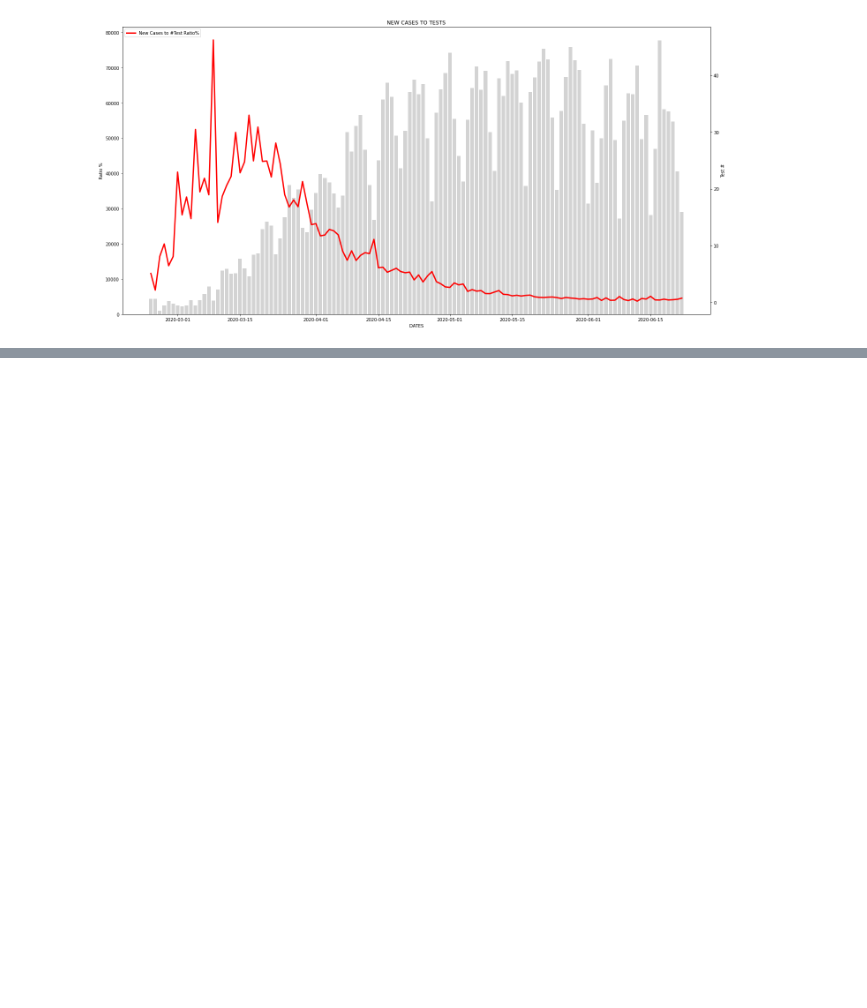
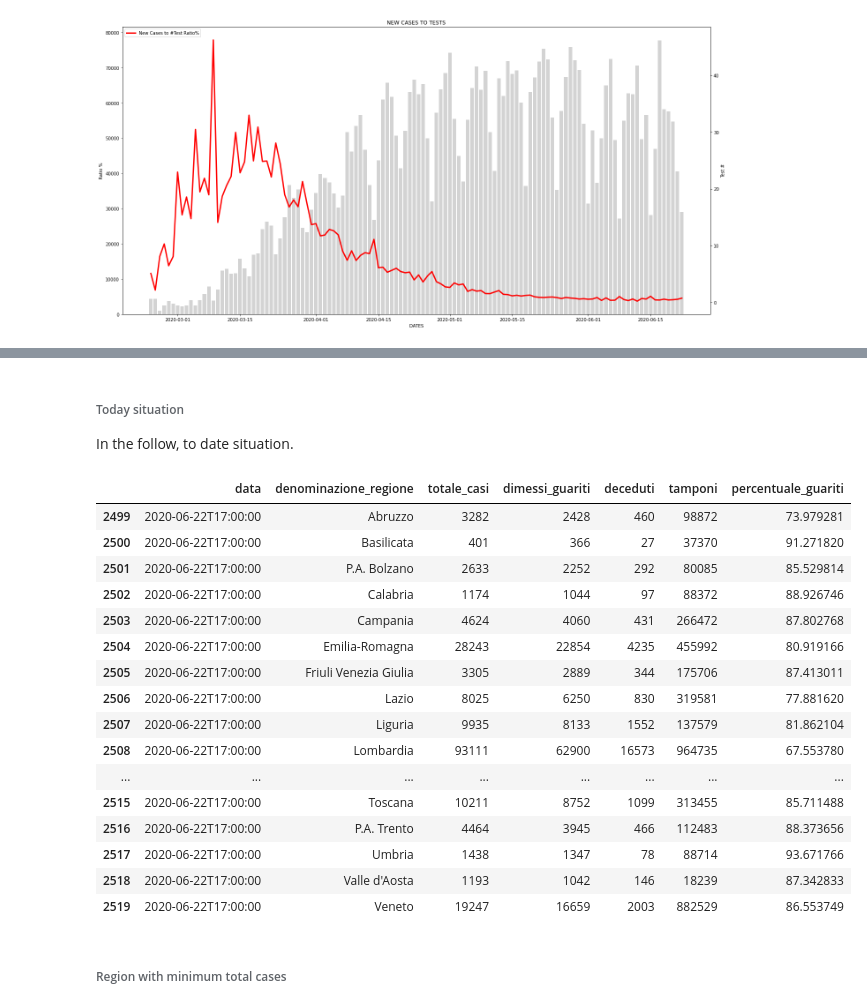
Before and after one commit to pisalore/AAGM_exam, a Jupyter notebook: pandas_exam.ipynb, the cells around one changed output, grey strips where cells are left out. Saved outputs shown, nothing was run; the diff lists cells and outputs as text; code cells hidden in the pictures; blank space fills up the shorter version.

Commit message:
add deaths data

```diff
--- a/pandas_exam.ipynb
+++ b/pandas_exam.ipynb
@@ -188,0 +214,29 @@ plt.show()
+# %% [markdown]
+###### Today situation
+In the follow, to date situation.
+# %%
+dF_today = dF_regions.loc[dF_regions.data == '2020-06-22T17:00:00',
+               ['data', 'denominazione_regione','totale_casi',
+                'dimessi_guariti', 'deceduti', 'tamponi']]
+dF_today['percentuale_guariti'] = dF_today['dimessi_guariti'] / dF_today['totale_casi'] * 100
+display(dF_today)
+# %% [output]
+|  | data | denominazione_regione | totale_casi | dimessi_guariti | deceduti | tamponi | percentuale_guariti |
+| 2499 | 2020-06-22T17:00:00 | Abruzzo | 3282 | 2428 | 460 | 98872 | 73.979281 |
+| 2500 | 2020-06-22T17:00:00 | Basilicata | 401 | 366 | 27 | 37370 | 91.271820 |
+| 2501 | 2020-06-22T17:00:00 | P.A. Bolzano | 2633 | 2252 | 292 | 80085 | 85.529814 |
+| 2502 | 2020-06-22T17:00:00 | Calabria | 1174 | 1044 | 97 | 88372 | 88.926746 |
+| 2503 | 2020-06-22T17:00:00 | Campania | 4624 | 4060 | 431 | 266472 | 87.802768 |
+| 2504 | 2020-06-22T17:00:00 | Emilia-Romagna | 28243 | 22854 | 4235 | 455992 | 80.919166 |
+| 2505 | 2020-06-22T17:00:00 | Friuli Venezia Giulia | 3305 | 2889 | 344 | 175706 | 87.413011 |
+| 2506 | 2020-06-22T17:00:00 | Lazio | 8025 | 6250 | 830 | 319581 | 77.881620 |
+| 2507 | 2020-06-22T17:00:00 | Liguria | 9935 | 8133 | 1552 | 137579 | 81.862104 |
+| 2508 | 2020-06-22T17:00:00 | Lombardia | 93111 | 62900 | 16573 | 964735 | 67.553780 |
+| ... | ... | ... | ... | ... | ... | ... | ... |
+| 2515 | 2020-06-22T17:00:00 | Toscana | 10211 | 8752 | 1099 | 313455 | 85.711488 |
+| 2516 | 2020-06-22T17:00:00 | P.A. Trento | 4464 | 3945 | 466 | 112483 | 88.373656 |
+| 2517 | 2020-06-22T17:00:00 | Umbria | 1438 | 1347 | 78 | 88714 | 93.671766 |
+| 2518 | 2020-06-22T17:00:00 | Valle d'Aosta | 1193 | 1042 | 146 | 18239 | 87.342833 |
+| 2519 | 2020-06-22T17:00:00 | Veneto | 19247 | 16659 | 2003 | 882529 | 86.553749 |
+# %% [markdown]
+###### Region with minimum total cases
```
Also changed, not shown: parts of 22 cells of this notebook.
